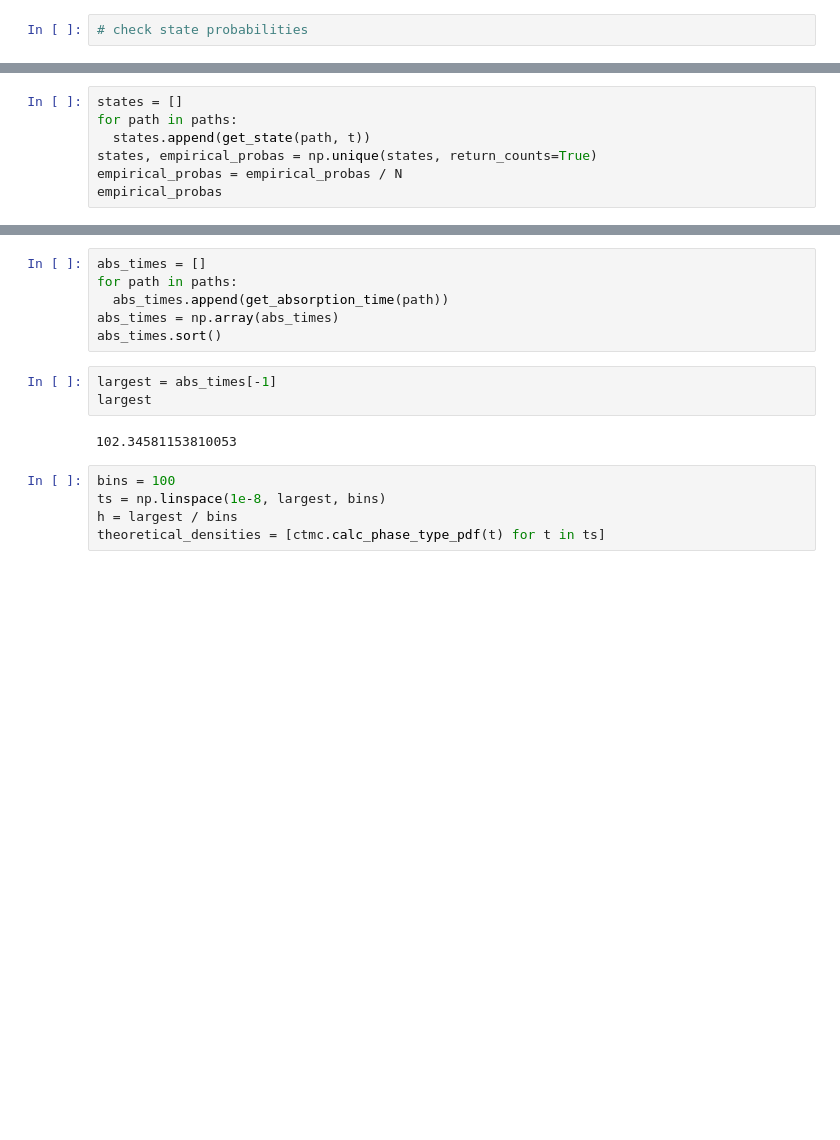
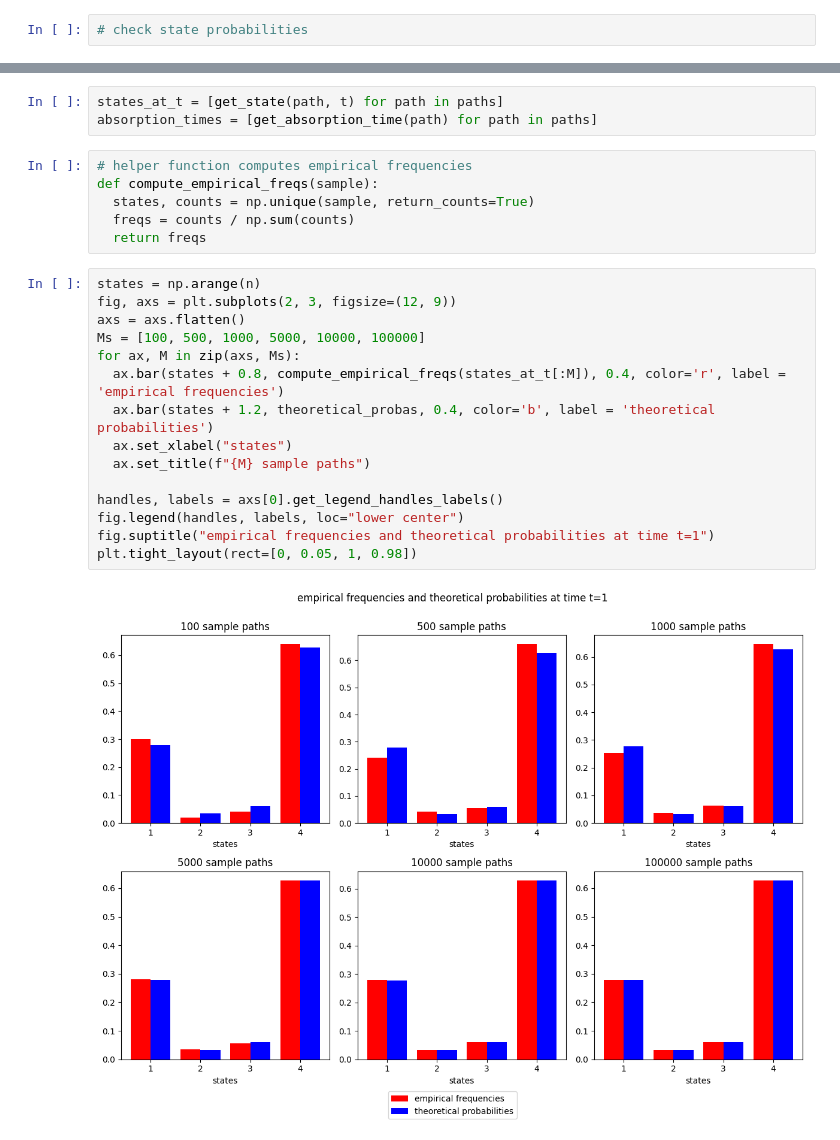
Before and after one commit to simonsavine/phasetype, a Jupyter notebook: markov_chain_simulation_continuous_time.ipynb, the cells around one changed output, grey strips where cells are left out. Saved outputs shown, nothing was run; the diff lists cells and outputs as text; blank space fills up the shorter version.

```diff
--- a/markov_chain_simulation_continuous_time.ipynb
+++ b/markov_chain_simulation_continuous_time.ipynb
@@ -235,7 +222,0 @@ array([0.11088174, 0.24993764, 0.3448513 , 0.29432933])
-# %%
-states = []
-for path in paths:
-  states.append(get_state(path, t))
-states, empirical_probas = np.unique(states, return_counts=True)
-empirical_probas = empirical_probas / N
-empirical_probas
@@ -246,16 +223,26 @@ array([0.122, 0.268, 0.338, 0.272])
-# %%
-abs_times = []
-for path in paths:
-  abs_times.append(get_absorption_time(path))
-abs_times = np.array(abs_times)
-abs_times.sort()
-# %%
-largest = abs_times[-1]
-largest
-# %% [output]
-102.34581153810053
-# %%
-bins = 100
-ts = np.linspace(1e-8, largest, bins)
-h = largest / bins
-theoretical_densities = [ctmc.calc_phase_type_pdf(t) for t in ts]
+# %%
+states_at_t = [get_state(path, t) for path in paths]
+absorption_times = [get_absorption_time(path) for path in paths]
+# %%
+# helper function computes empirical frequencies
+def compute_empirical_freqs(sample):
+  states, counts = np.unique(sample, return_counts=True)
+  freqs = counts / np.sum(counts)
+  return freqs
+# %%
+states = np.arange(n)
+fig, axs = plt.subplots(2, 3, figsize=(12, 9))
+axs = axs.flatten()
+Ms = [100, 500, 1000, 5000, 10000, 100000]
+for ax, M in zip(axs, Ms):
+  ax.bar(states + 0.8, compute_empirical_freqs(states_at_t[:M]), 0.4, color='r', label = 'empirical frequencies')
+  ax.bar(states + 1.2, theoretical_probas, 0.4, color='b', label = 'theoretical probabilities')
+  ax.set_xlabel("states")
+  ax.set_title(f"{M} sample paths")
+
+handles, labels = axs[0].get_legend_handles_labels()
+fig.legend(handles, labels, loc="lower center")
+fig.suptitle("empirical frequencies and theoretical probabilities at time t=1")
+plt.tight_layout(rect=[0, 0.05, 1, 0.98])
+# %% [output]
+[figure, added]
```
Also changed, not shown: parts of 16 cells of this notebook.
